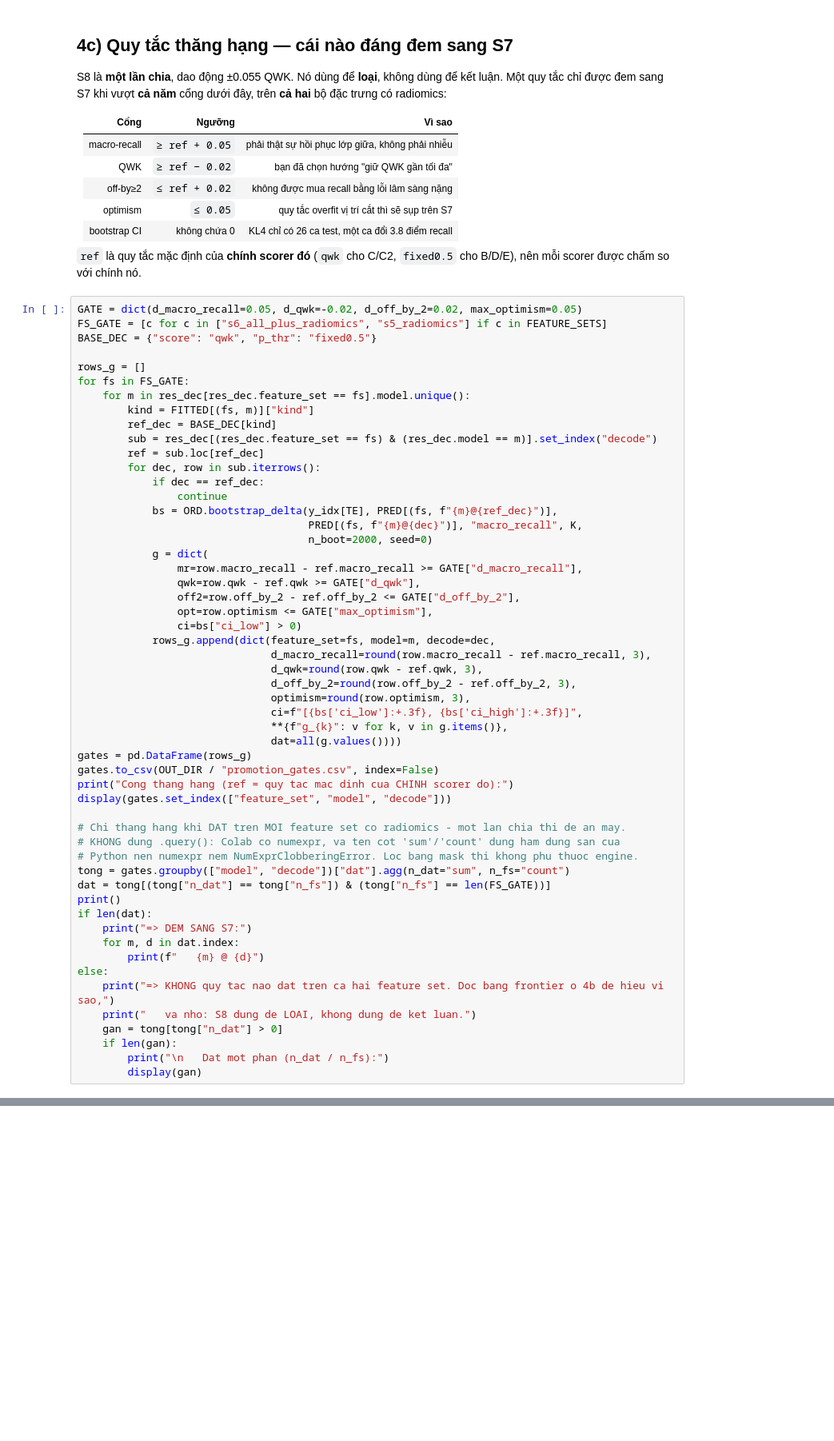
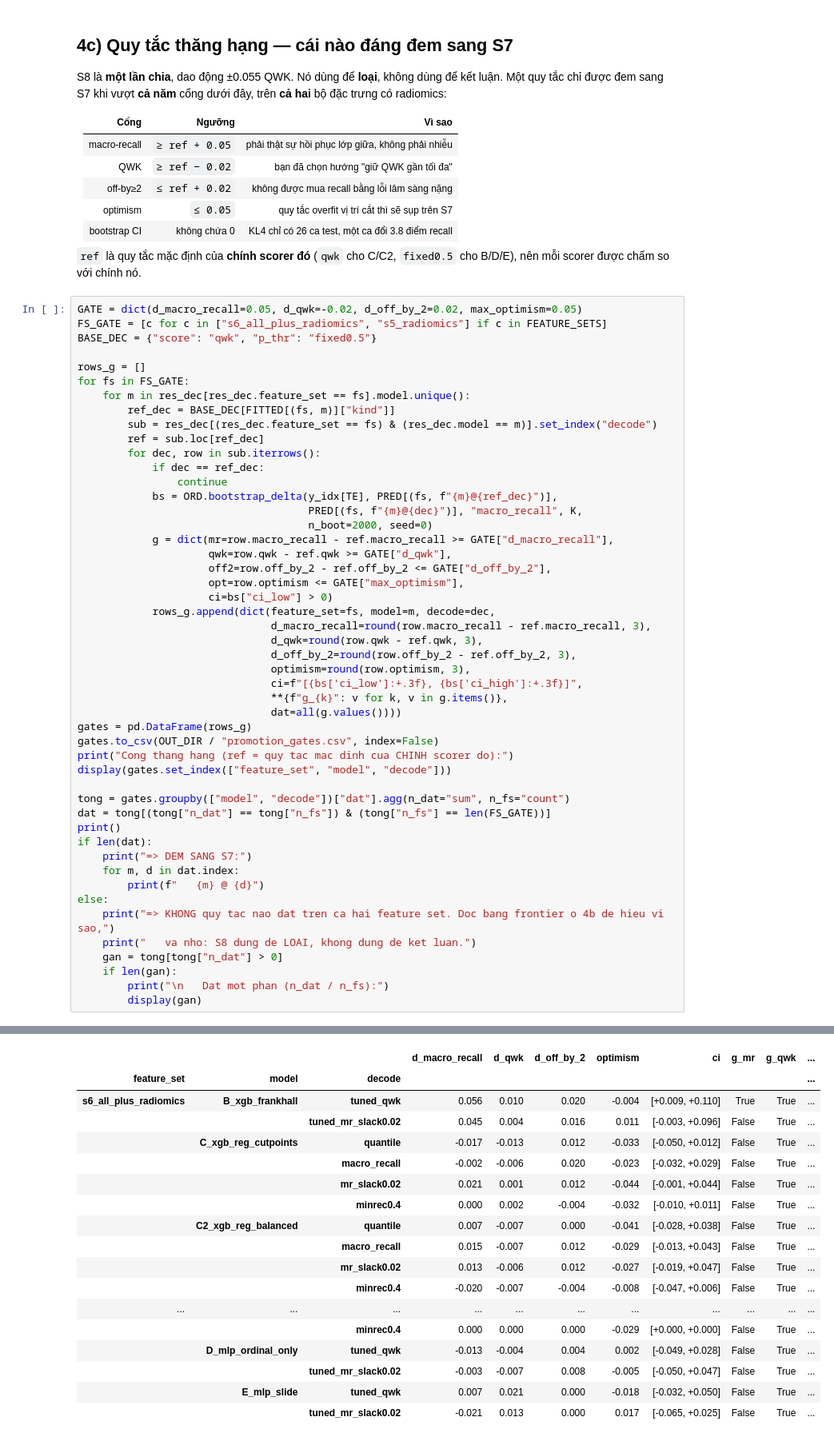
Before and after one commit to AIVIETNAM-AIO-Tuan/bsCart-net, a Jupyter notebook: bsc/notebooks/biomarker_s8_holdout.ipynb, the cells around one changed output, grey strips where cells are left out. Shown at 80% size. Saved outputs shown, nothing was run; the diff lists cells and outputs as text; blank space fills up the shorter version.

```diff
--- a/bsc/notebooks/biomarker_s8_holdout.ipynb
+++ b/bsc/notebooks/biomarker_s8_holdout.ipynb
@@ -549,8 +644,7 @@ BASE_DEC = {"score": "qwk", "p_thr": "fixed0.5"}
 rows_g = []
 for fs in FS_GATE:
     for m in res_dec[res_dec.feature_set == fs].model.unique():
-        kind = FITTED[(fs, m)]["kind"]
-        ref_dec = BASE_DEC[kind]
+        ref_dec = BASE_DEC[FITTED[(fs, m)]["kind"]]
         sub = res_dec[(res_dec.feature_set == fs) & (res_dec.model == m)].set_index("decode")
         ref = sub.loc[ref_dec]
         for dec, row in sub.iterrows():
@@ -559,12 +653,11 @@ for fs in FS_GATE:
             bs = ORD.bootstrap_delta(y_idx[TE], PRED[(fs, f"{m}@{ref_dec}")],
                                      PRED[(fs, f"{m}@{dec}")], "macro_recall", K,
                                      n_boot=2000, seed=0)
-            g = dict(
-                mr=row.macro_recall - ref.macro_recall >= GATE["d_macro_recall"],
-                qwk=row.qwk - ref.qwk >= GATE["d_qwk"],
-                off2=row.off_by_2 - ref.off_by_2 <= GATE["d_off_by_2"],
-                opt=row.optimism <= GATE["max_optimism"],
-                ci=bs["ci_low"] > 0)
+            g = dict(mr=row.macro_recall - ref.macro_recall >= GATE["d_macro_recall"],
+                     qwk=row.qwk - ref.qwk >= GATE["d_qwk"],
+                     off2=row.off_by_2 - ref.off_by_2 <= GATE["d_off_by_2"],
+                     opt=row.optimism <= GATE["max_optimism"],
+                     ci=bs["ci_low"] > 0)
             rows_g.append(dict(feature_set=fs, model=m, decode=dec,
                                d_macro_recall=round(row.macro_recall - ref.macro_recall, 3),
                                d_qwk=round(row.qwk - ref.qwk, 3),
@@ -578,9 +671,6 @@ gates.to_csv(OUT_DIR / "promotion_gates.csv", index=False)
 print("Cong thang hang (ref = quy tac mac dinh cua CHINH scorer do):")
 display(gates.set_index(["feature_set", "model", "decode"]))
 
-# Chi thang hang khi DAT tren MOI feature set co radiomics - mot lan chia thi de an may.
-# KHONG dung .query(): Colab co numexpr, va ten cot 'sum'/'count' dung ham dung san cua
-# Python nen numexpr nem NumExprClobberingError. Loc bang mask thi khong phu thuoc engine.
 tong = gates.groupby(["model", "decode"])["dat"].agg(n_dat="sum", n_fs="count")
 dat = tong[(tong["n_dat"] == tong["n_fs"]) & (tong["n_fs"] == len(FS_GATE))]
 print()
@@ -595,3 +685,4 @@ else:
     if len(gan):
         print("\n   Dat mot phan (n_dat / n_fs):")
         display(gan)
+# %% [output]
@@ -597,0 +690,18 @@ else:
+|  |  |  | d_macro_recall | d_qwk | d_off_by_2 | optimism | ci | g_mr | g_qwk | ... |
+| feature_set | model | decode |  |  |  |  |  |  |  | ... |
+| s6_all_plus_radiomics | B_xgb_frankhall | tuned_qwk | 0.056 | 0.010 | 0.020 | -0.004 | [+0.009, +0.110] | True | True | ... |
+|  |  | tuned_mr_slack0.02 | 0.045 | 0.004 | 0.016 | 0.011 | [-0.003, +0.096] | False | True | ... |
+|  | C_xgb_reg_cutpoints | quantile | -0.017 | -0.013 | 0.012 | -0.033 | [-0.050, +0.012] | False | True | ... |
+|  |  | macro_recall | -0.002 | -0.006 | 0.020 | -0.023 | [-0.032, +0.029] | False | True | ... |
+|  |  | mr_slack0.02 | 0.021 | 0.001 | 0.012 | -0.044 | [-0.001, +0.044] | False | True | ... |
+|  |  | minrec0.4 | 0.000 | 0.002 | -0.004 | -0.032 | [-0.010, +0.011] | False | True | ... |
+|  | C2_xgb_reg_balanced | quantile | 0.007 | -0.007 | 0.000 | -0.041 | [-0.028, +0.038] | False | True | ... |
+|  |  | macro_recall | 0.015 | -0.007 | 0.012 | -0.029 | [-0.013, +0.043] | False | True | ... |
+|  |  | mr_slack0.02 | 0.013 | -0.006 | 0.012 | -0.027 | [-0.019, +0.047] | False | True | ... |
+|  |  | minrec0.4 | -0.020 | -0.007 | -0.004 | -0.008 | [-0.047, +0.006] | False | True | ... |
+| ... | ... | ... | ... | ... | ... | ... | ... | ... | ... | ... |
+|  |  | minrec0.4 | 0.000 | 0.000 | 0.000 | -0.029 | [+0.000, +0.000] | False | True | ... |
+|  | D_mlp_ordinal_only | tuned_qwk | -0.013 | -0.004 | 0.004 | 0.002 | [-0.049, +0.028] | False | True | ... |
+|  |  | tuned_mr_slack0.02 | -0.003 | -0.007 | 0.008 | -0.005 | [-0.050, +0.047] | False | True | ... |
+|  | E_mlp_slide | tuned_qwk | 0.007 | 0.021 | 0.000 | -0.018 | [-0.032, +0.050] | False | True | ... |
+|  |  | tuned_mr_slack0.02 | -0.021 | 0.013 | 0.000 | 0.017 | [-0.065, +0.025] | False | True | ... |
```
Also changed, not shown: parts of 11 cells of this notebook, 1 other file.
